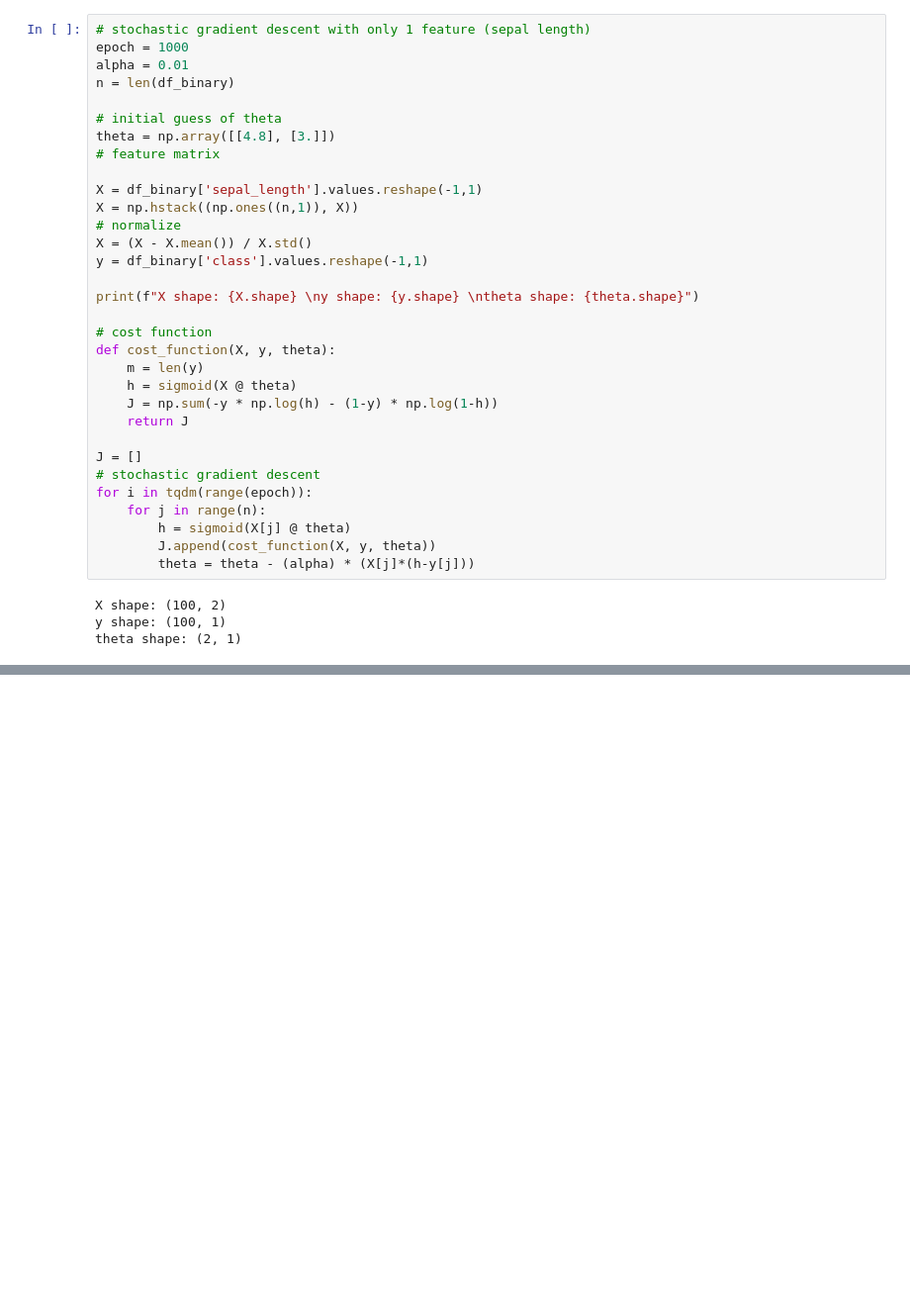
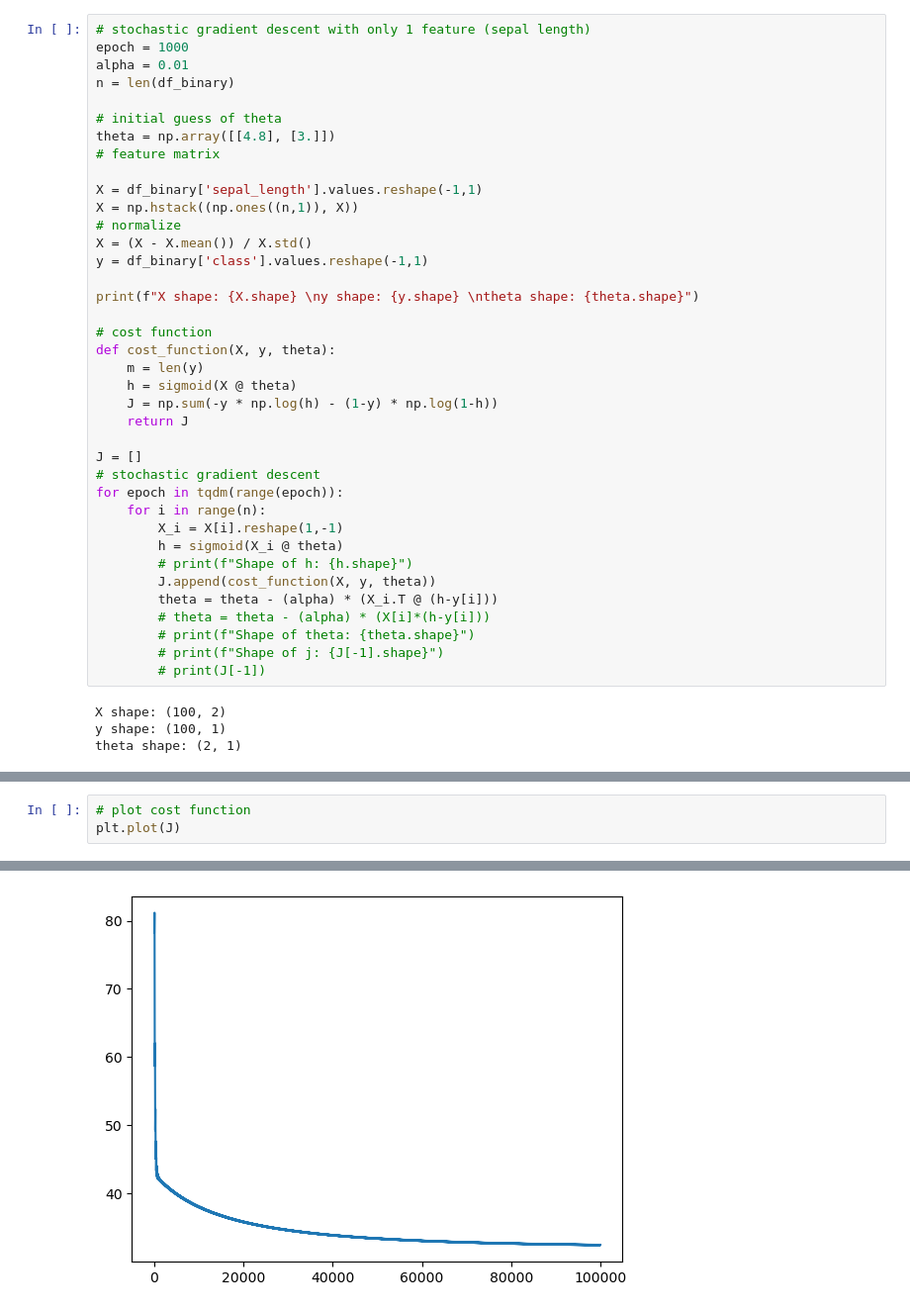
Before and after one commit to AshishSinha5/course_notes, a Jupyter notebook: cs229/chapter_2.ipynb, the cells around one changed output, grey strips where cells are left out. Shown: that part at 99% size. Drawn from its saved outputs; the diff is of its cells as text; blank space fills up the shorter version.

```diff
--- a/cs229/chapter_2.ipynb
+++ b/cs229/chapter_2.ipynb
@@ -201,11 +201,17 @@ def cost_function(X, y, theta):
 
 J = []
 # stochastic gradient descent
-for i in tqdm(range(epoch)):
-    for j in range(n):
-        h = sigmoid(X[j] @ theta)
+for epoch in tqdm(range(epoch)):
+    for i in range(n):
+        X_i = X[i].reshape(1,-1)
+        h = sigmoid(X_i @ theta)
+        # print(f"Shape of h: {h.shape}")
         J.append(cost_function(X, y, theta))
-        theta = theta - (alpha) * (X[j]*(h-y[j]))
+        theta = theta - (alpha) * (X_i.T @ (h-y[i]))
+        # theta = theta - (alpha) * (X[i]*(h-y[i]))
+        # print(f"Shape of theta: {theta.shape}")
+        # print(f"Shape of j: {J[-1].shape}")
+        # print(J[-1])
 # %% [output]
 X shape: (100, 2)
 y shape: (100, 1)
@@ -217,0 +224,4 @@ array([[-45.1846791 ,  81.31941207],
+# %%
+# plot cost function
+plt.plot(J)
+# %% [output]
@@ -217,0 +229 @@ array([[-45.1846791 ,  81.31941207],
+[figure, added]
```
Also changed, not shown: parts of 6 cells of this notebook.
